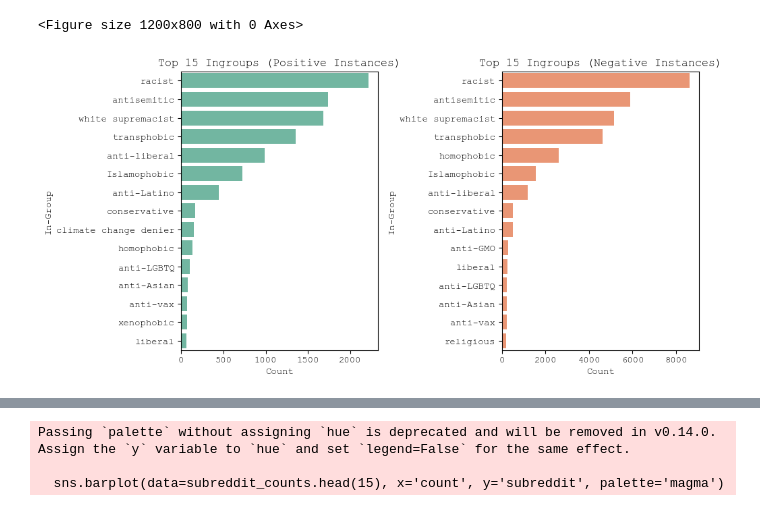
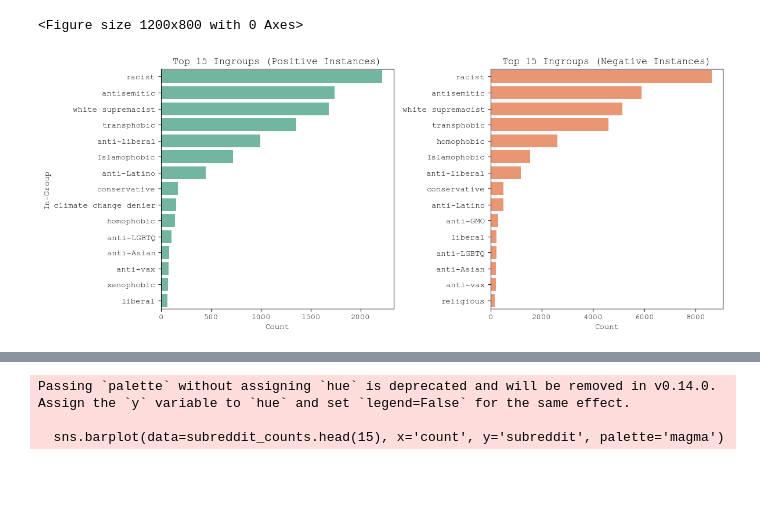
Before and after one commit to lino-zurmuehl/Master_Thesis_Dogwhistle, a Jupyter notebook: preprocessing/EDA.ipynb, the cells around one changed output, grey strips where cells are left out. Drawn from its saved outputs; the diff is of its cells as text; code cells hidden in the pictures; blank space fills up the shorter version.

Commit message:
Big restructure with only relevant plots saved and new folder structure.

```diff
--- a/EDA.ipynb
+++ b/preprocessing/EDA.ipynb
@@ -152,32 +152,32 @@ ValueError: Could not interpret value `dog_whistle_root` for `y`. An entry with
 # %%
 # Top 15 ingroups for positive and negative instances separately
 
 # Positive instances
 ingroup_counts_pos = df_pos['ingroup'].value_counts().head(15).reset_index()
 ingroup_counts_pos.columns = ['ingroup', 'count']
 
 # Negative instances
 ingroup_counts_neg = df_neg['ingroup'].value_counts().head(15).reset_index()
 ingroup_counts_neg.columns = ['ingroup', 'count']
 
-fig, axes = plt.subplots(1, 2, figsize=(10, 5), sharex=False)
+fig, axes = plt.subplots(1, 2, figsize=(12, 5), sharex=False)
 
 # Positive
 sns.barplot(data=ingroup_counts_pos, x='count', y='ingroup', color=custom_palette[1], ax=axes[0])
 axes[0].set_title("Top 15 Ingroups (Positive Instances)")
 axes[0].set_xlabel("Count")
 axes[0].set_ylabel("In-Group")
 
 # Negative
 sns.barplot(data=ingroup_counts_neg, x='count', y='ingroup', color=custom_palette[0], ax=axes[1])
 axes[1].set_title("Top 15 Ingroups (Negative Instances)")
 axes[1].set_xlabel("Count")
-axes[1].set_ylabel("In-Group")
-plt.savefig('plots/top_15_Ingroup.png', bbox_inches='tight', dpi=300)
+axes[1].set_ylabel("")
+plt.savefig('plots/top_15_Ingroup.png', dpi=300)
 plt.tight_layout()
 plt.show()
 # %% [output]
-[figure, old version]
+[figure, new version]
 # %%
 # Convert only label 0 dates to MM/DD/YYYY, leave others as is
 mask = df['lable'] == 0
```
Also changed, not shown: parts of 4 cells of this notebook, 38 other files.
